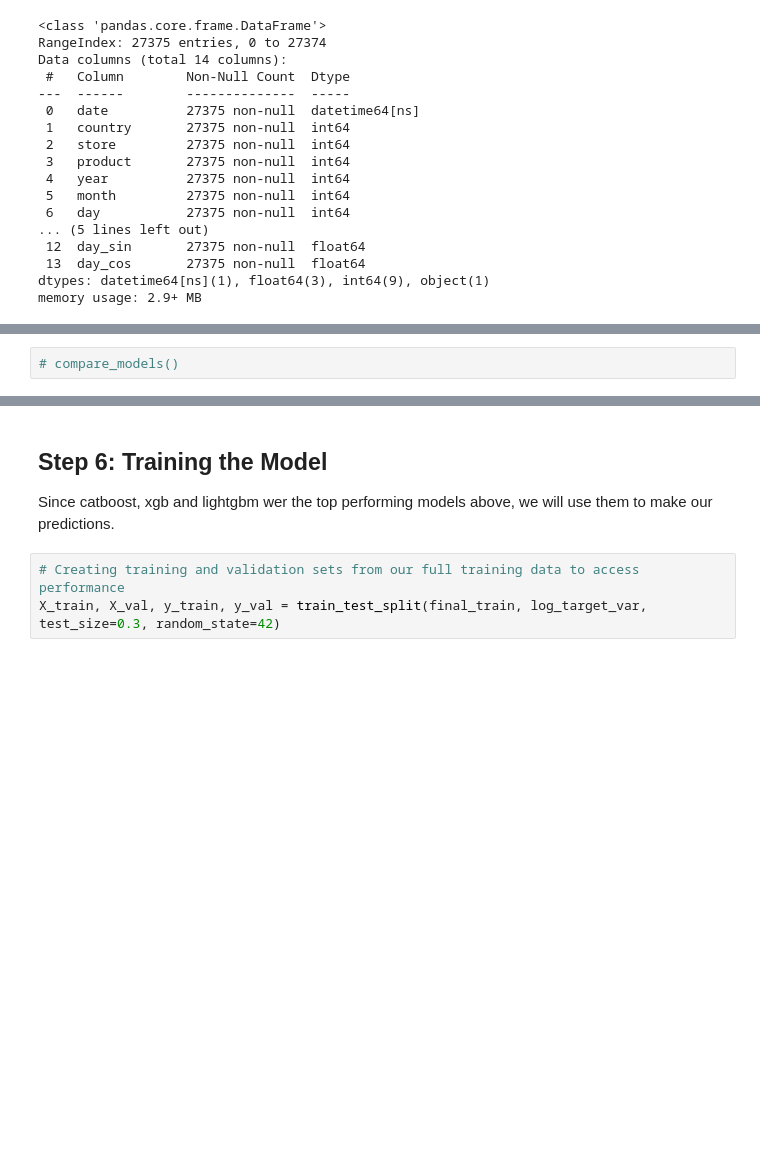
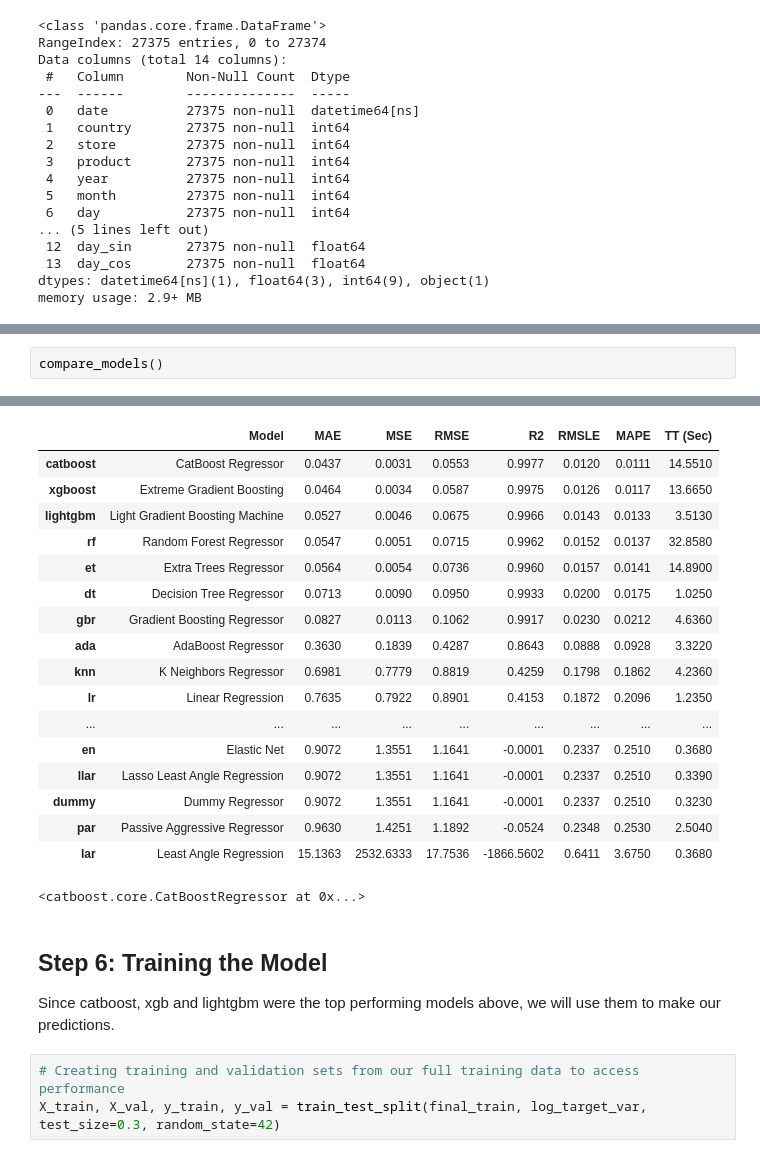
Before and after one commit to lenny975/forcasting-course-sales, a Jupyter notebook: forecasting-mini-course-sales-with-gradient-boosti.ipynb, the cells around one changed output, grey strips where cells are left out. Cells and saved outputs as stored; diff of their text form; blank space fills up the shorter version.

Commit message:
Kaggle Notebook | Forecasting Mini-Course Sales with Gradient Boosti | Version 2

```diff
--- a/forecasting-mini-course-sales-with-gradient-boosti.ipynb
+++ b/forecasting-mini-course-sales-with-gradient-boosti.ipynb
@@ -476,2 +493,3 @@ memory usage: 2.9+ MB
-# %%
-# compare_models()
+# %%
+compare_models()
+# %% [output]
@@ -478,6 +497,24 @@ memory usage: 2.9+ MB
+|  | Model | MAE | MSE | RMSE | R2 | RMSLE | MAPE | TT (Sec) |
+| catboost | CatBoost Regressor | 0.0437 | 0.0031 | 0.0553 | 0.9977 | 0.0120 | 0.0111 | 14.5510 |
+| xgboost | Extreme Gradient Boosting | 0.0464 | 0.0034 | 0.0587 | 0.9975 | 0.0126 | 0.0117 | 13.6650 |
+| lightgbm | Light Gradient Boosting Machine | 0.0527 | 0.0046 | 0.0675 | 0.9966 | 0.0143 | 0.0133 | 3.5130 |
+| rf | Random Forest Regressor | 0.0547 | 0.0051 | 0.0715 | 0.9962 | 0.0152 | 0.0137 | 32.8580 |
+| et | Extra Trees Regressor | 0.0564 | 0.0054 | 0.0736 | 0.9960 | 0.0157 | 0.0141 | 14.8900 |
+| dt | Decision Tree Regressor | 0.0713 | 0.0090 | 0.0950 | 0.9933 | 0.0200 | 0.0175 | 1.0250 |
+| gbr | Gradient Boosting Regressor | 0.0827 | 0.0113 | 0.1062 | 0.9917 | 0.0230 | 0.0212 | 4.6360 |
+| ada | AdaBoost Regressor | 0.3630 | 0.1839 | 0.4287 | 0.8643 | 0.0888 | 0.0928 | 3.3220 |
+| knn | K Neighbors Regressor | 0.6981 | 0.7779 | 0.8819 | 0.4259 | 0.1798 | 0.1862 | 4.2360 |
+| lr | Linear Regression | 0.7635 | 0.7922 | 0.8901 | 0.4153 | 0.1872 | 0.2096 | 1.2350 |
+| ... | ... | ... | ... | ... | ... | ... | ... | ... |
+| en | Elastic Net | 0.9072 | 1.3551 | 1.1641 | -0.0001 | 0.2337 | 0.2510 | 0.3680 |
+| llar | Lasso Least Angle Regression | 0.9072 | 1.3551 | 1.1641 | -0.0001 | 0.2337 | 0.2510 | 0.3390 |
+| dummy | Dummy Regressor | 0.9072 | 1.3551 | 1.1641 | -0.0001 | 0.2337 | 0.2510 | 0.3230 |
+| par | Passive Aggressive Regressor | 0.9630 | 1.4251 | 1.1892 | -0.0524 | 0.2348 | 0.2530 | 2.5040 |
+| lar | Least Angle Regression | 15.1363 | 2532.6333 | 17.7536 | -1866.5602 | 0.6411 | 3.6750 | 0.3680 |
+<catboost.core.CatBoostRegressor at 0x...>
 # %% [markdown]
 ## Step 6: Training the Model
-Since catboost, xgb and lightgbm wer the top performing models above, we will use them to make our predictions.
+Since catboost, xgb and lightgbm were the top performing models above, we will use them to make our predictions.
 # %%
 # Creating training and validation sets from our full training data to access performance
 X_train, X_val, y_train, y_val = train_test_split(final_train, log_target_var, test_size=0.3, random_state=42)
```
Also changed, not shown: parts of 11 cells of this notebook.
